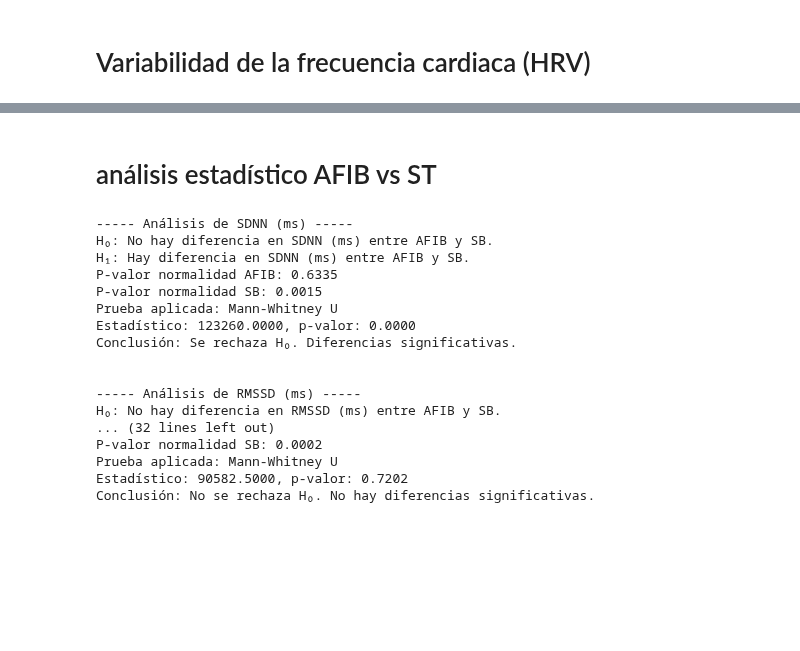
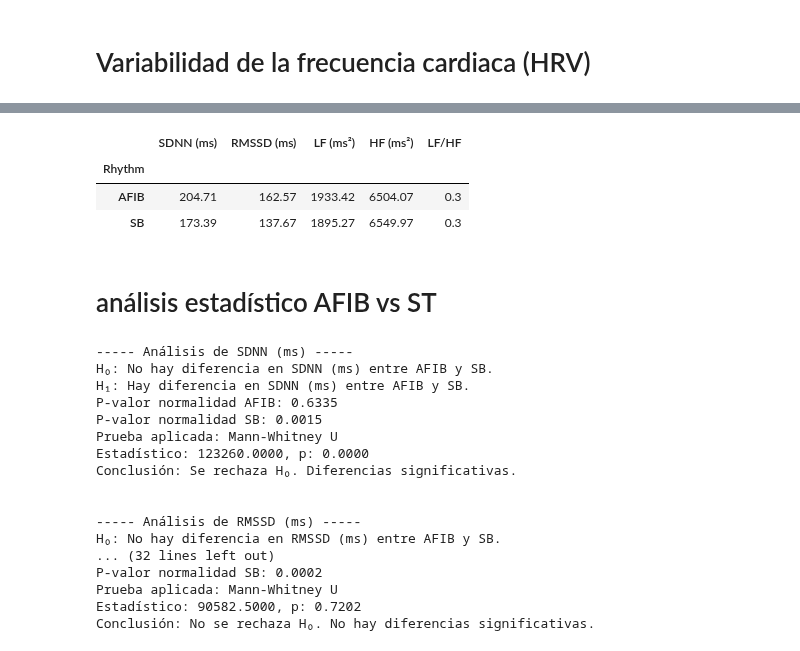
Before and after one commit to LisethTiria/Biosenales-2025-1, a Jupyter notebook: proyecto2_ecg_/HRV_analisis_pryecto_1.ipynb, the cells around one changed output, grey strips where cells are left out. Saved outputs shown, nothing was run; the diff lists cells and outputs as text; code cells hidden in the pictures; blank space fills up the shorter version.

```diff
--- a/proyecto2_ecg_/HRV_analisis_pryecto_1.ipynb
+++ b/proyecto2_ecg_/HRV_analisis_pryecto_1.ipynb
@@ -168,6 +170,14 @@ df_hrv = pd.DataFrame(afib_data + sb_data, columns=[
 ])
 
 df_hrv.to_csv('/content/drive/MyDrive/hrv_afib_vs_sb_60_69.csv', index=False)
+# %%
+promedios = df_filtrado.groupby('Rhythm')[metricas].mean().round(2)
+promedios
+# %% [output]
+|  | SDNN (ms) | RMSSD (ms) | LF (ms²) | HF (ms²) | LF/HF |
+| Rhythm |  |  |  |  |  |
+| AFIB | 204.71 | 162.57 | 1933.42 | 6504.07 | 0.3 |
+| SB | 173.39 | 137.67 | 1895.27 | 6549.97 | 0.3 |
 # %% [markdown]
 # análisis estadístico AFIB vs ST
 # %%
@@ -212,7 +222,7 @@ for metrica in metricas:
         stat, p = mannwhitneyu(afib_vals, st_vals, alternative='two-sided')
 
     print(f"Prueba aplicada: {test}")
-    print(f"Estadístico: {stat:.4f}, p-valor: {p:.4f}")
+    print(f"Estadístico: {stat:.4f}, p: {p:.4f}")
     if p < 0.05:
         print("Conclusión: Se rechaza H₀. Diferencias significativas.\n")
     else:
@@ -224,7 +234,7 @@ H₁: Hay diferencia en SDNN (ms) entre AFIB y SB.
 P-valor normalidad AFIB: 0.6335
 P-valor normalidad SB: 0.0015
 Prueba aplicada: Mann-Whitney U
-Estadístico: 123260.0000, p-valor: 0.0000
+Estadístico: 123260.0000, p: 0.0000
 Conclusión: Se rechaza H₀. Diferencias significativas.
 
 
@@ -233,7 +243,7 @@ H₀: No hay diferencia en RMSSD (ms) entre AFIB y SB.
 ... (32 lines left out)
 P-valor normalidad SB: 0.0002
 Prueba aplicada: Mann-Whitney U
-Estadístico: 90582.5000, p-valor: 0.7202
+Estadístico: 90582.5000, p: 0.7202
 Conclusión: No se rechaza H₀. No hay diferencias significativas.
 # %%
 import seaborn as sns
```
Also changed, not shown: parts of 3 cells of this notebook.
